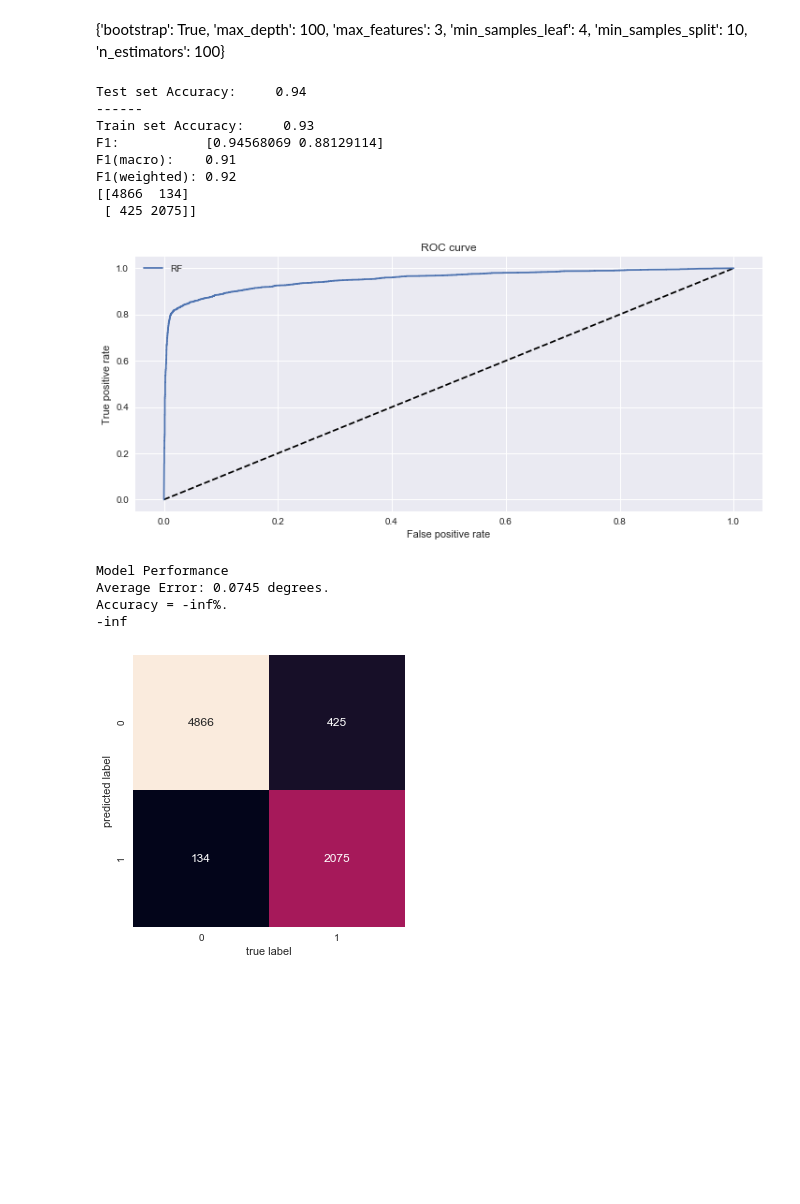
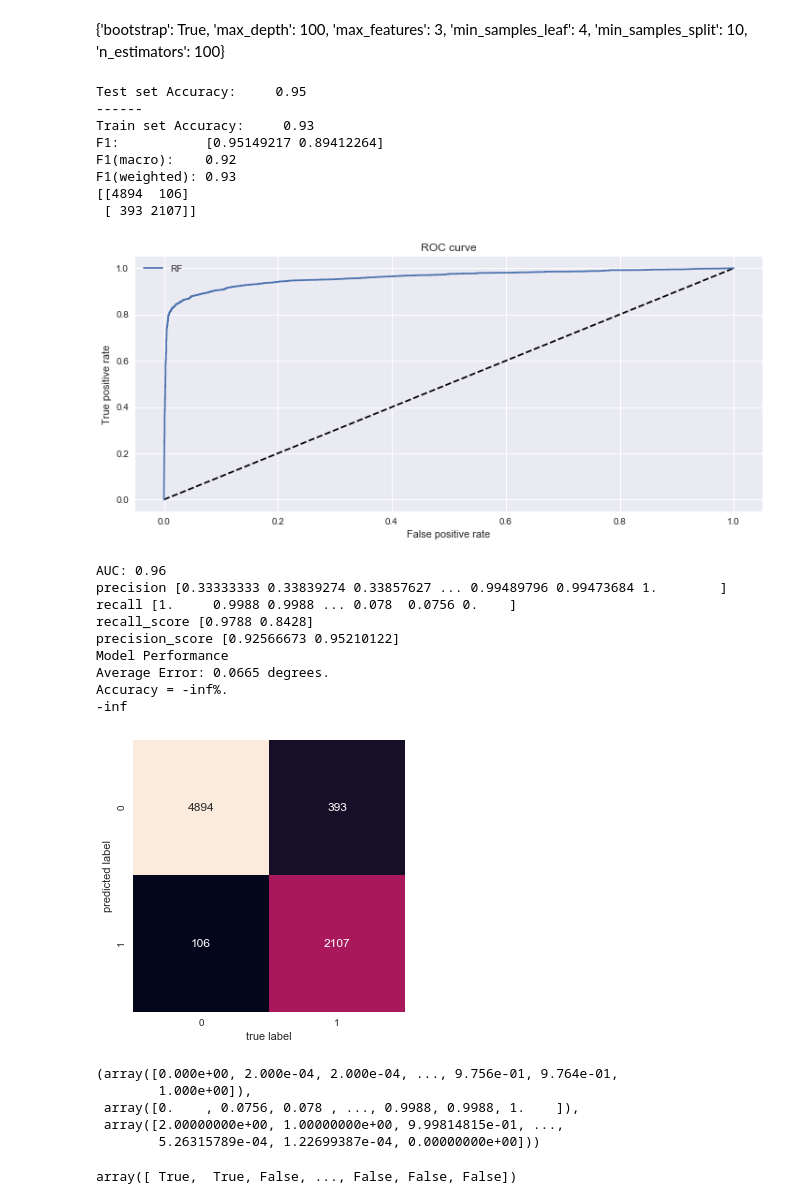
Before and after one commit to yichiang/Metis-Project-3-Kaggle-Competition, a Jupyter notebook: 4. UseSampleData.ipynb, the cells around one changed output. Drawn from its saved outputs; the diff is of its cells as text; code cells hidden in the pictures; blank space fills up the shorter version.

```diff
--- a/4. UseSampleData.ipynb
+++ b/4. UseSampleData.ipynb
@@ -123,7 +123,7 @@ def printMetric(model, X_train_p, y_train_p, X_test_p, y_test_p, y_train_pred, y
 
     # The random forest model by itself
     y_pred_rf = model.predict_proba(X_test_p)[:, 1]
-    fpr_rf, tpr_rf, _ = roc_curve(y_test_p, y_pred_rf)
+    fpr_rf, tpr_rf, threshold = roc_curve(y_test_p, y_pred_rf)
     plt.figure(2)
     plt.plot([0, 1], [0, 1], 'k--')
     plt.plot(fpr_rf, tpr_rf, label='RF')
@@ -132,11 +132,23 @@ def printMetric(model, X_train_p, y_train_p, X_test_p, y_test_p, y_train_pred, y
     plt.title('ROC curve')
     plt.legend(loc='best')
     plt.show()
+    print("AUC: %.2f" %auc(fpr_rf, tpr_rf))
+    precision, recall, thresholds = precision_recall_curve(y_test_p, y_pred_rf)
+
+    print("precision %s" % precision)
+    print("recall %s" % recall)
+
+    from sklearn.metrics import recall_score, precision_score
+
+    print("recall_score %s" % recall_score(y_test_p, y_pred, average=None))
+
+    print("precision_score %s" % precision_score(y_test_p, y_pred, average=None) )
 
 
     sns.heatmap(mat.T, square=True, annot=True, fmt='d', cbar=False)
     plt.xlabel('true label')
     plt.ylabel('predicted label');
+    return fpr_rf, tpr_rf, threshold
 # %%
 def runSVC(X_train_p, y_train_p, X_test_p, y_test_p):
     from sklearn.svm import SVC
@@ -409,25 +444,43 @@ def runRandom_best(X_train_p, y_train_p, X_test_p, y_test_p):
 
 
 
-    printMetric(model, X_train_p, y_train_p, X_test_p, y_test_p, y_train_pred, y_pred)
+    fpr_rf, tpr_rf, threshold = printMetric(model, X_train_p, y_train_p, X_test_p, y_test_p, y_train_pred, y_pred)
     base_accuracy = evaluate(model, X_test_p, y_test_p)
     print(base_accuracy)
 
-    return model,base_accuracy
+    return model,base_accuracy, fpr_rf, tpr_rf, threshold
 # %%
-randForest_best_model,best_grid_accuracy = runRandom_best(X_train, y_train, X_test, y_test)
+randForest_best_model,best_grid_accuracy, fpr, tpr, thr = runRandom_best(X_train, y_train, X_test, y_test)
 # %% [output]
-Test set Accuracy:     0.94
+Test set Accuracy:     0.95
 ------
 Train set Accuracy:     0.93
-F1:           [0.94568069 0.88129114]
-F1(macro):    0.91
-F1(weighted): 0.92
-[[4866  134]
- [ 425 2075]]
+F1:           [0.95149217 0.89412264]
+F1(macro):    0.92
+F1(weighted): 0.93
+[[4894  106]
+ [ 393 2107]]
-[figure, old version]
+[figure, new version]
+AUC: 0.96
+precision [0.33333333 0.33839274 0.33857627 ... 0.99489796 0.99473684 1.        ]
+recall [1.     0.9988 0.9988 ... 0.078  0.0756 0.    ]
+recall_score [0.9788 0.8428]
+precision_score [0.92566673 0.95210122]
 Model Performance
-Average Error: 0.0745 degrees.
+Average Error: 0.0665 degrees.
 Accuracy = -inf%.
 -inf
 [figure]
+# %%
+fpr, tpr, thr
+# %% [output]
+(array([0.000e+00, 2.000e-04, 2.000e-04, ..., 9.756e-01, 9.764e-01,
+        1.000e+00]),
+ array([0.    , 0.0756, 0.078 , ..., 0.9988, 0.9988, 1.    ]),
+ array([2.00000000e+00, 1.00000000e+00, 9.99814815e-01, ...,
+        5.26315789e-04, 1.22699387e-04, 0.00000000e+00]))
+# %%
+change_t_y_predict = (randForest_best_model.predict_proba(X_test)[:,1] > 0.6)
+change_t_y_predict
+# %% [output]
+array([ True,  True, False, ..., False, False, False])
```
Also changed, not shown: parts of 22 cells of this notebook, 6 other files.
